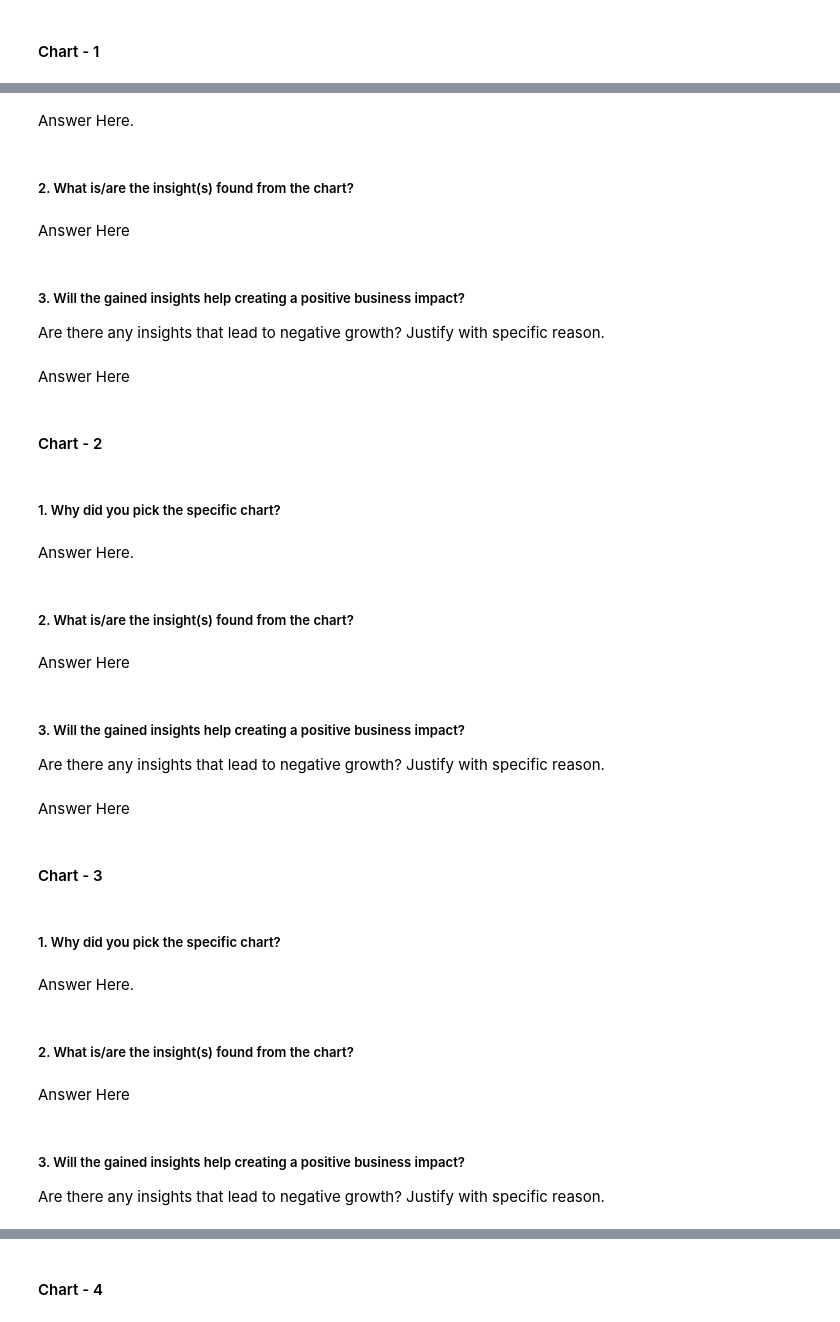
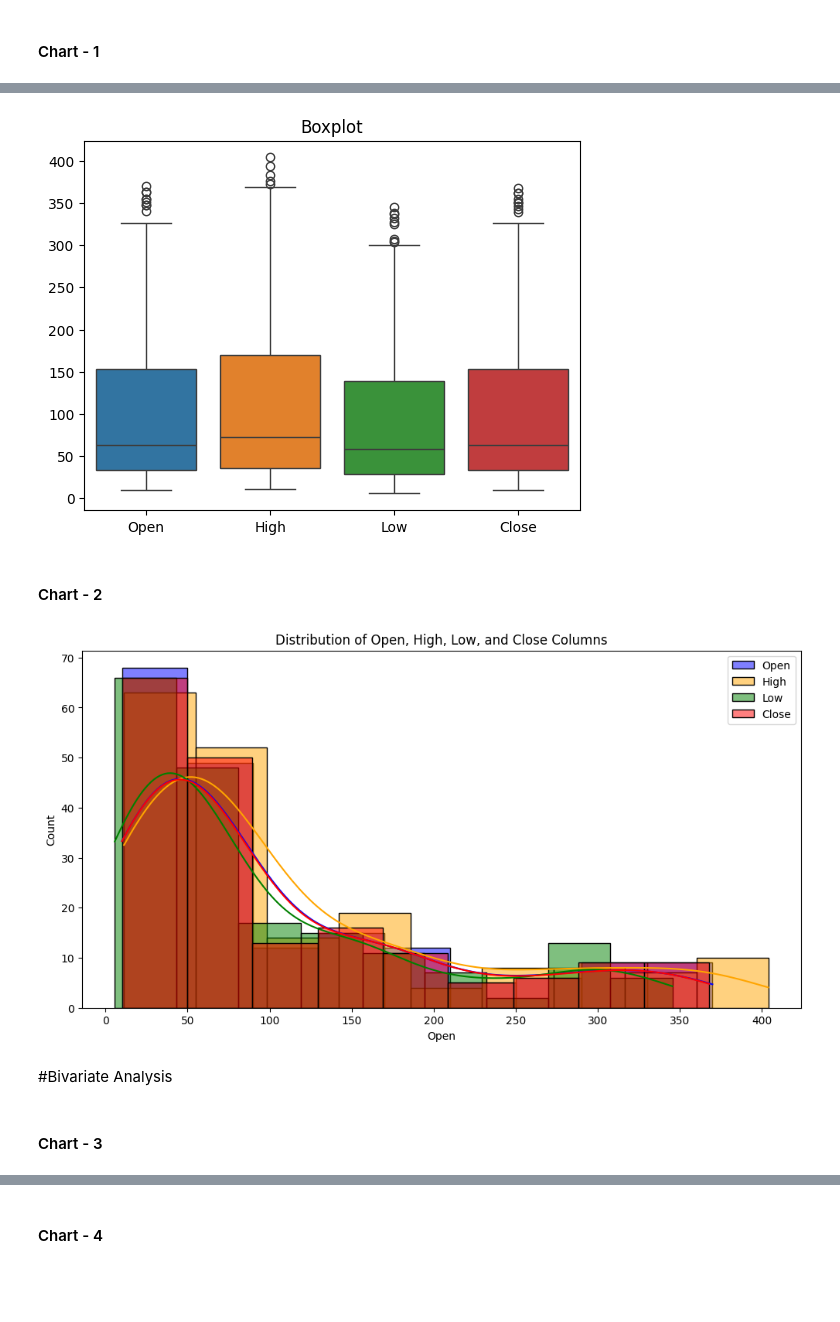
Before and after one commit to Umesh2851997/Yes-bank-stock-closing-price-prediction, a Jupyter notebook: Yes_Bank_Closing_Stock_Price_Prediction.ipynb, the cells around one changed output, grey strips where cells are left out. Drawn from its saved outputs; the diff is of its cells as text; code cells hidden in the pictures; blank space fills up the shorter version.

```diff
--- a/Yes_Bank_Closing_Stock_Price_Prediction.ipynb
+++ b/Yes_Bank_Closing_Stock_Price_Prediction.ipynb
@@ -136,0 +149,2 @@ Answer Here.
+# %%
+df['Date'] = pd.to_datetime(df['Date'], format='%b-%y')
@@ -136,0 +167,3 @@ Answer Here.
+# %%
+col = list(df.columns)
+col
@@ -145,13 +194,8 @@ Answer Here.
-# %% [markdown]
-Answer Here.
-# %% [markdown]
-##### 2. What is/are the insight(s) found from the chart?
-# %% [markdown]
-Answer Here
-# %% [markdown]
-##### 3. Will the gained insights help creating a positive business impact?
-Are there any insights that lead to negative growth? Justify with specific reason.
-# %% [markdown]
-Answer Here
+# %%
+sns.boxplot(df[col]) #box_plot
+plt.title('Boxplot')
+plt.show()
+# %% [output]
+[figure, added]
 # %% [markdown]
 #### Chart - 2
@@ -160,15 +202,19 @@ Answer Here
-# %% [markdown]
-##### 1. Why did you pick the specific chart?
-# %% [markdown]
-Answer Here.
-# %% [markdown]
-##### 2. What is/are the insight(s) found from the chart?
-# %% [markdown]
-Answer Here
-# %% [markdown]
-##### 3. Will the gained insights help creating a positive business impact?
-Are there any insights that lead to negative growth? Justify with specific reason.
-# %% [markdown]
-Answer Here
+# %%
+plt.figure(figsize=(12, 6))
+
+# Create individual distribution plots for each column
+sns.histplot(df['Open'], kde=True, label='Open', color='blue')
+sns.histplot(df['High'], kde=True, label='High', color='orange')
+sns.histplot(df['Low'], kde=True, label='Low', color='green')
+sns.histplot(df['Close'], kde=True, label='Close', color='red')
+
+# Set the title and display the legend
+plt.title("Distribution of Open, High, Low, and Close Columns")
+plt.legend()
+plt.show()
+# %% [output]
+[figure, added]
+# %% [markdown]
+#Bivariate Analysis
 # %% [markdown]
 #### Chart - 3
@@ -177,11 +220,0 @@ Answer Here
-# %% [markdown]
-##### 1. Why did you pick the specific chart?
-# %% [markdown]
-Answer Here.
-# %% [markdown]
-##### 2. What is/are the insight(s) found from the chart?
-# %% [markdown]
-Answer Here
-# %% [markdown]
-##### 3. Will the gained insights help creating a positive business impact?
-Are there any insights that lead to negative growth? Justify with specific reason.
```
Also changed, not shown: parts of 269 cells of this notebook.
